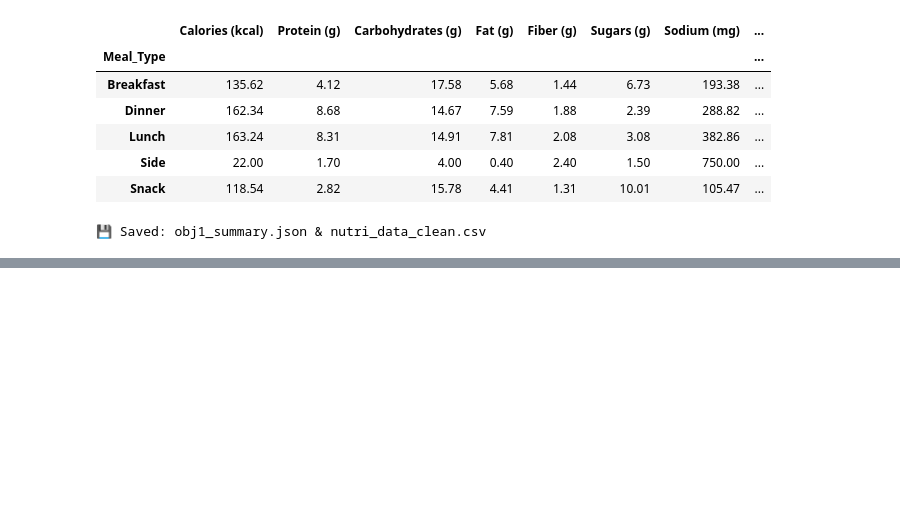
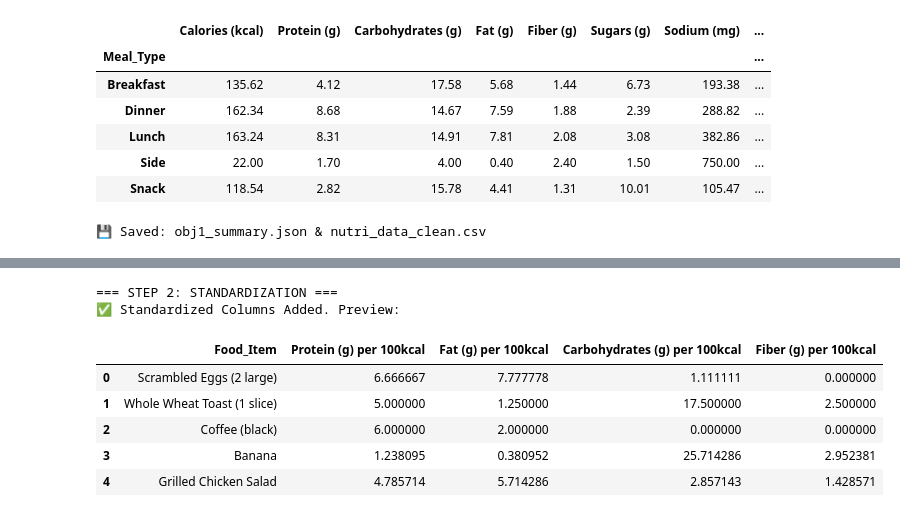
Before and after one commit to AYSHALINA-vk/NUTRIPREDICT---AI-PROJECT, a Jupyter notebook: data.ipynb, the cells around one changed output, grey strips where cells are left out. Drawn from its saved outputs; the diff is of its cells as text; code cells hidden in the pictures; blank space fills up the shorter version.

```diff
--- a/data.ipynb
+++ b/data.ipynb
@@ -318,0 +385,33 @@ print("\n💾 Saved: obj1_summary.json & nutri_data_clean.csv")
+# %%
+# Step 2: Standardization (e.g., Convert mg to g, Normalize to per 100g/Cal)
+print("=== STEP 2: STANDARDIZATION ===")
+
+# Unit Conversion (e.g., Sodium/Cholesterol mg → g)
+df_std = df_clean.copy()
+mg_cols = ['Sodium (mg)', 'Cholesterol (mg)']
+for col in mg_cols:
+    if col in df_std.columns:
+        df_std[f'{col} (g)'] = df_std[col] / 1000  # mg to g
+        df_std.drop(col, axis=1, inplace=True)  # Drop original
+
+# Portion Normalization (Scale to per 100 kcal for fair comparison)
+kcal_col = 'Calories (kcal)'
+key_features = ['Protein (g)', 'Fat (g)', 'Carbohydrates (g)', 'Fiber (g)']  # Add more as needed
+for feat in key_features:
+    if feat in df_std.columns and kcal_col in df_std.columns:
+        df_std[f'{feat} per 100kcal'] = (df_std[feat] / df_std[kcal_col]) * 100
+
+print("✅ Standardized Columns Added. Preview:")
+display(df_std[['Food_Item'] + [f'{f} per 100kcal' for f in key_features]].head())
+
+# Update df
+df = df_std
+# %% [output]
+=== STEP 2: STANDARDIZATION ===
+✅ Standardized Columns Added. Preview:
+|  | Food_Item | Protein (g) per 100kcal | Fat (g) per 100kcal | Carbohydrates (g) per 100kcal | Fiber (g) per 100kcal |
+| 0 | Scrambled Eggs (2 large) | 6.666667 | 7.777778 | 1.111111 | 0.000000 |
+| 1 | Whole Wheat Toast (1 slice) | 5.000000 | 1.250000 | 17.500000 | 2.500000 |
+| 2 | Coffee (black) | 6.000000 | 2.000000 | 0.000000 | 0.000000 |
+| 3 | Banana | 1.238095 | 0.380952 | 25.714286 | 2.952381 |
+| 4 | Grilled Chicken Salad | 4.785714 | 5.714286 | 2.857143 | 1.428571 |
```
Also changed, not shown: parts of 6 cells of this notebook, 10 other files.
